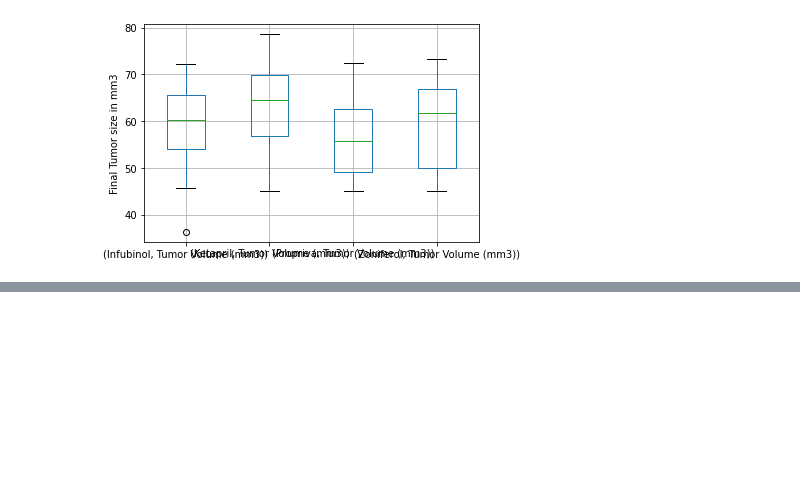
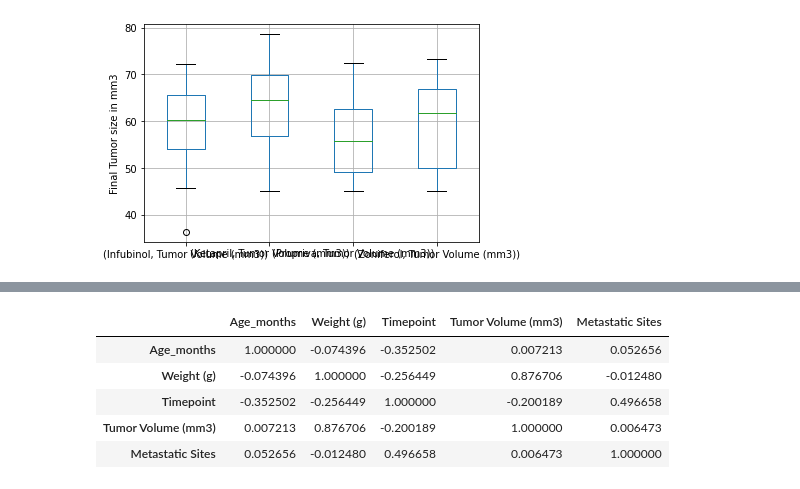
Before and after one commit to emedina2/Matplotlib_Homework, a Jupyter notebook: 02-Homework/05-Matplotlib/Instructions/Pymaceuticals/Pymaceuticals.ipynb, the cells around one changed output, grey strips where cells are left out. Saved outputs shown, nothing was run; the diff lists cells and outputs as text; code cells hidden in the pictures; blank space fills up the shorter version.

```diff
--- a/02-Homework/05-Matplotlib/Instructions/Pymaceuticals/Pymaceuticals.ipynb
+++ b/02-Homework/05-Matplotlib/Instructions/Pymaceuticals/Pymaceuticals.ipynb
@@ -274,3 +270,12 @@ Capomulin = last_timepoint[last_timepoint['Drug Regimen'].isin(['Capomulin'])]
 # %%
 # Calculate the correlation coefficient and linear regression model
 # for mouse weight and average tumor volume for the Capomulin regimen
+r = Capomulin.corr(method = 'pearson')
+r
+# %% [output]
+|  | Age_months | Weight (g) | Timepoint | Tumor Volume (mm3) | Metastatic Sites |
+| Age_months | 1.000000 | -0.074396 | -0.352502 | 0.007213 | 0.052656 |
+| Weight (g) | -0.074396 | 1.000000 | -0.256449 | 0.876706 | -0.012480 |
+| Timepoint | -0.352502 | -0.256449 | 1.000000 | -0.200189 | 0.496658 |
+| Tumor Volume (mm3) | 0.007213 | 0.876706 | -0.200189 | 1.000000 | 0.006473 |
+| Metastatic Sites | 0.052656 | -0.012480 | 0.496658 | 0.006473 | 1.000000 |
```
Also changed, not shown: parts of 2 cells of this notebook.
